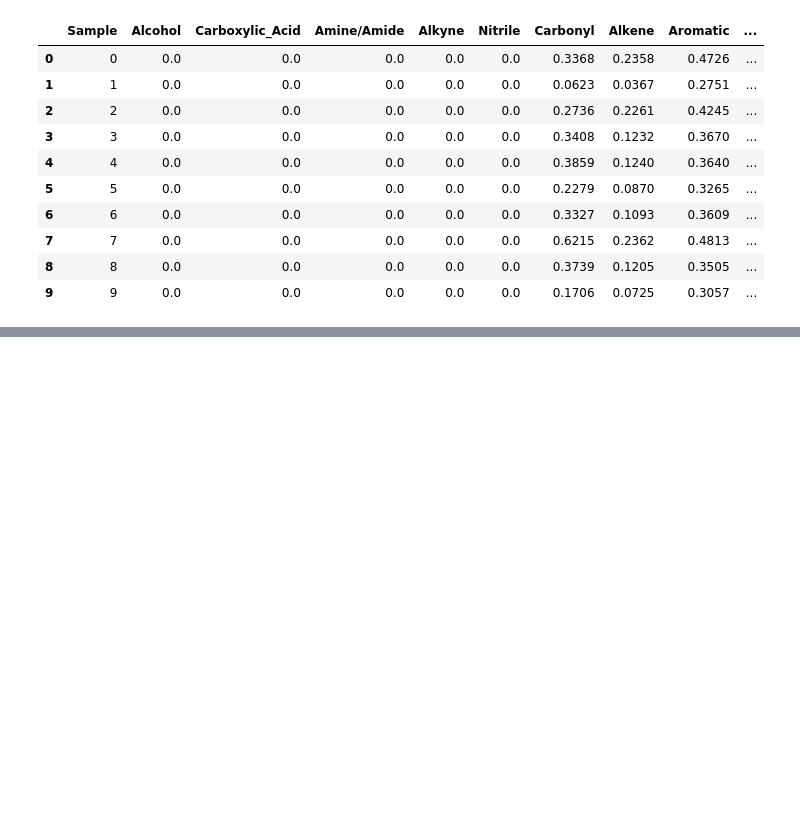
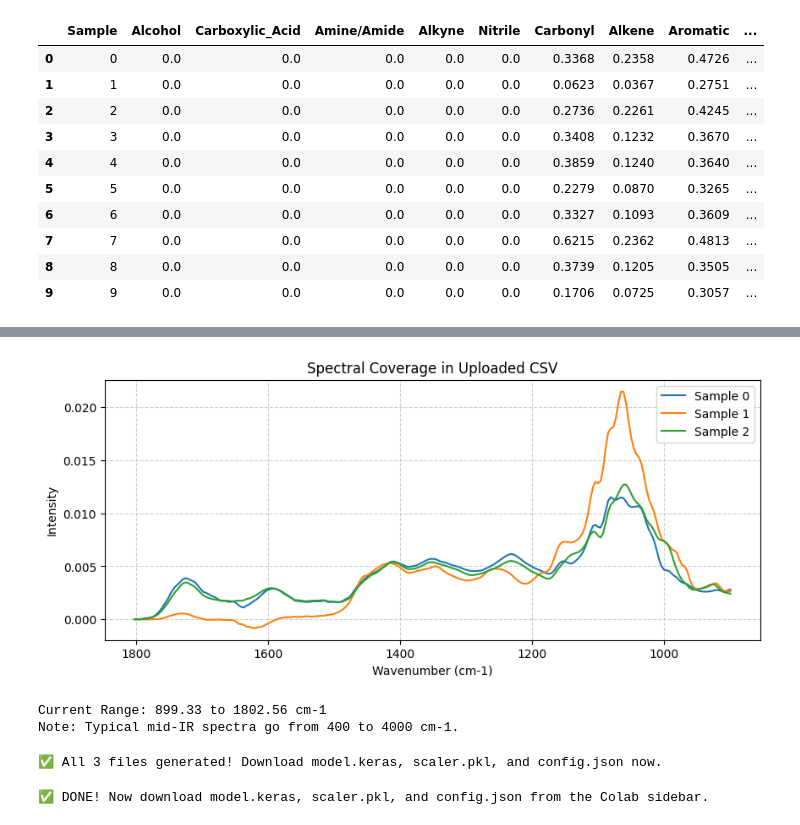
Before and after one commit to Fake-Chemist26/VibeCheck-, a Jupyter notebook: VibeCheck™_Workbook.ipynb, the cells around one changed output, grey strips where cells are left out. Drawn from its saved outputs; the diff is of its cells as text; code cells hidden in the pictures; blank space fills up the shorter version.

```diff
--- a/VibeCheck™_Workbook.ipynb
+++ b/VibeCheck™_Workbook.ipynb
@@ -393,0 +767,79 @@ data_table.DataTable(diagnostic_full_df, num_rows_per_page=10)
+# %%
+import matplotlib.pyplot as plt
+
+# Visualize the spectral coverage
+plt.figure(figsize=(10, 4))
+# Plot the first 3 samples to see the range
+for i in range(min(3, X_raw_diag.shape[0])):
+    plt.plot(wn_diag, X_raw_diag[i], label=f'Sample {i}')
+
+plt.title('Spectral Coverage in Uploaded CSV')
+plt.xlabel('Wavenumber (cm-1)')
+plt.ylabel('Intensity')
+plt.gca().invert_xaxis() # Standard IR convention
+plt.grid(True, linestyle='--', alpha=0.6)
+plt.legend()
+plt.show()
+
+print(f"Current Range: {wn_diag.min():.2f} to {wn_diag.max():.2f} cm-1")
+print("Note: Typical mid-IR spectra go from 400 to 4000 cm-1.")
+# %% [output]
+[figure, added]
+Current Range: 899.33 to 1802.56 cm-1
+Note: Typical mid-IR spectra go from 400 to 4000 cm-1.
+# %%
+import json
+import joblib
+import numpy as np
+import tensorflow as tf
+from tensorflow.keras import layers, models
+
+# 1. Use your existing training function to get the objects
+# (Assuming 'run_ir_training_pipeline' is already defined in your notebook)
+model, CLASSES, X_test, y_test, wavenumbers, history = run_ir_training_pipeline('Fruit_purees_FTIR.csv')
+
+# 2. Save the Model
+model.save("model.keras")
+
+# 3. Create and Save the Scaler (matching your pipeline logic)
+# Your pipeline used per-sample scaling, so we store a dummy scaler
+# to keep the code structure, though the app will handle the math.
+joblib.dump(MinMaxScaler(), "scaler.pkl")
+
+# 4. Save the Config (The "Brain" of the App)
+config = {
+    "input_shape": int(X_test.shape[1]),
+    "class_names": CLASSES,
+    "wavenumbers": wavenumbers.tolist()
+}
+
+with open("config.json", "w") as f:
+    json.dump(config, f)
+
+print("✅ All 3 files generated! Download model.keras, scaler.pkl, and config.json now.")
+# %% [output]
+✅ All 3 files generated! Download model.keras, scaler.pkl, and config.json now.
+# %%
+import json
+import joblib
+
+# 1. Save the model
+model.save("model.keras")
+
+# 2. Save the scaler (using the scaler from your training pipeline)
+# If your variable name is different, change it here
+joblib.dump(scaler, "scaler.pkl")
+
+# 3. Save the config (This tells the app what the labels are)
+config = {
+    "input_shape": X_train.shape[1],
+    "class_names": CLASSES, # The list of labels like ['Apple', 'Plum', etc]
+    "wavenumbers": wavenumbers.tolist() if 'wavenumbers' in locals() else None
+}
+
+with open("config.json", "w") as f:
+    json.dump(config, f)
+
+print("✅ DONE! Now download model.keras, scaler.pkl, and config.json from the Colab sidebar.")
+# %% [output]
+✅ DONE! Now download model.keras, scaler.pkl, and config.json from the Colab sidebar.
```
Also changed, not shown: parts of 17 cells of this notebook.
